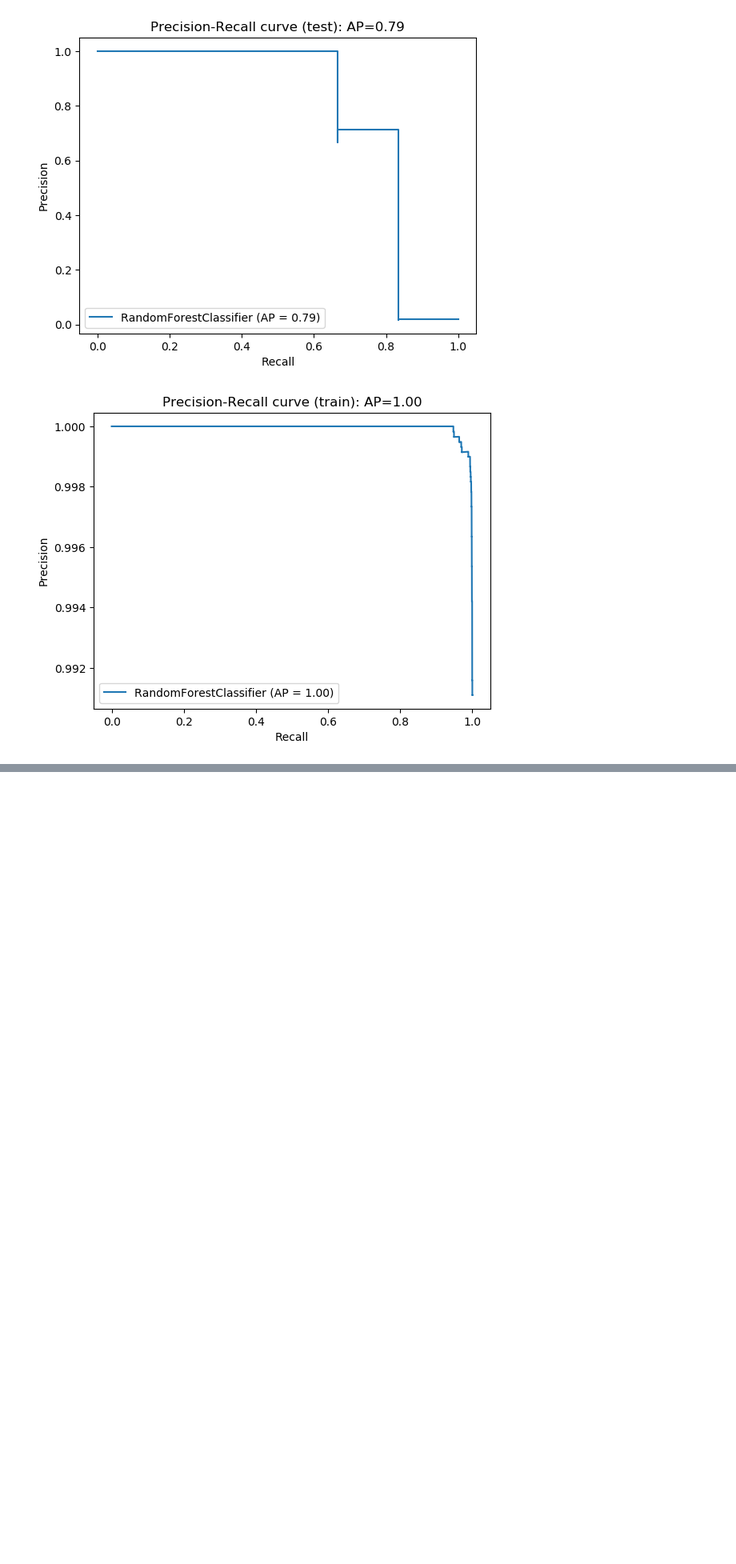
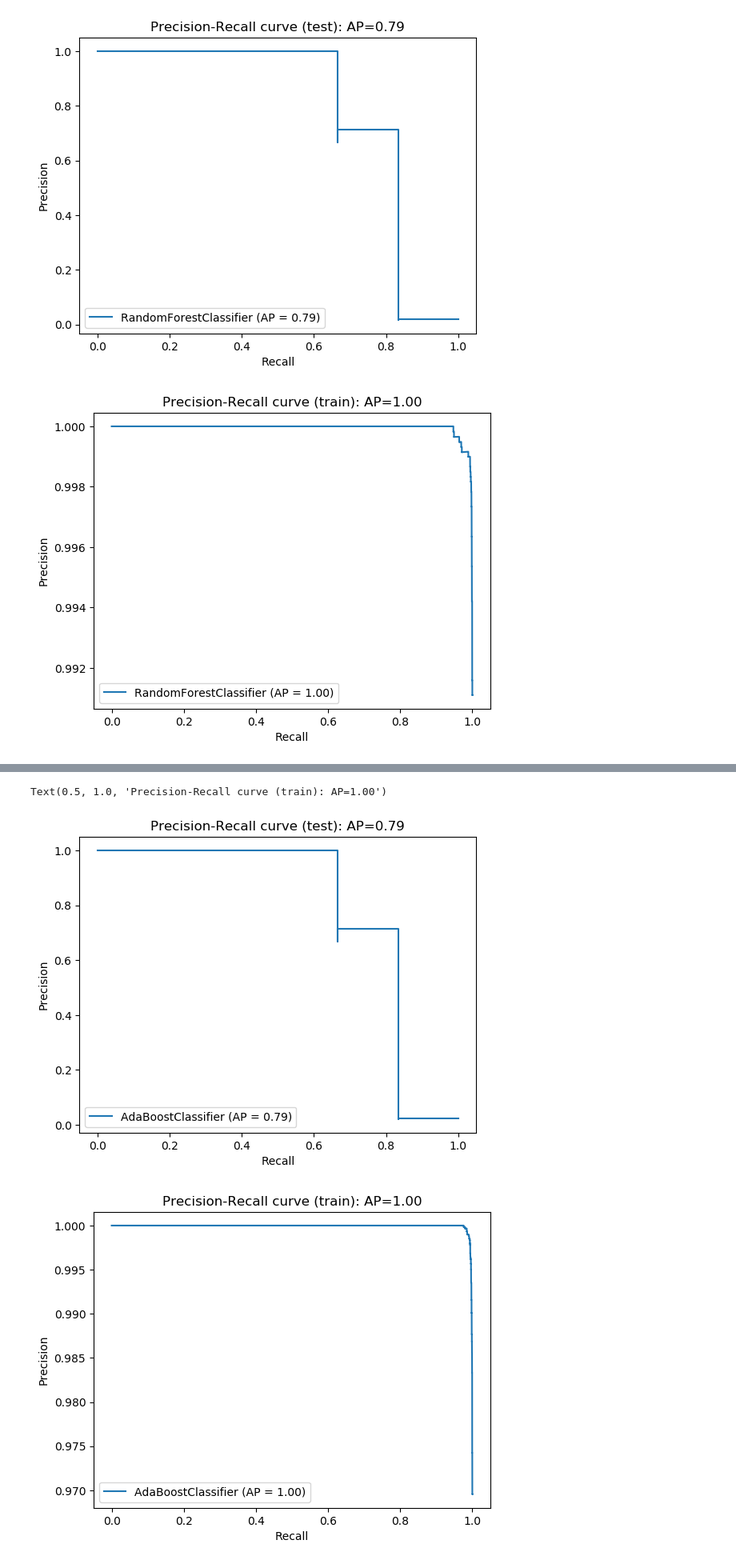
Before and after one commit to jimmylihe/company-bankrupcy-prediction-advanced, a Jupyter notebook: 1year.arff.ipynb, the cells around one changed output, grey strips where cells are left out. Shown at 80% size. Drawn from its saved outputs; the diff is of its cells as text; code cells hidden in the pictures; blank space fills up the shorter version.

```diff
--- a/1year.arff.ipynb
+++ b/1year.arff.ipynb
@@ -560,0 +649,16 @@ Text(0.5, 1.0, 'Precision-Recall curve (train): AP=1.00')
+# %%
+y_score = adb.predict_proba(X_test[list(X_train_adb)])[:, 1]
+average_precision = average_precision_score(y_test, y_score)
+disp = plot_precision_recall_curve(adb, X_test[list(X_train_adb)], y_test)
+disp.ax_.set_title('Precision-Recall curve (test): '
+                   'AP={0:0.2f}'.format(average_precision))
+
+y_score = adb.predict_proba(X_train_adb)[:, 1]
+average_precision = average_precision_score(y_train, y_score)
+disp = plot_precision_recall_curve(adb, X_train_adb, y_train)
+disp.ax_.set_title('Precision-Recall curve (train): '
+                   'AP={0:0.2f}'.format(average_precision))
+# %% [output]
+Text(0.5, 1.0, 'Precision-Recall curve (train): AP=1.00')
+[figure, added]
+[figure, added]
```
Also changed, not shown: parts of 19 cells of this notebook.
